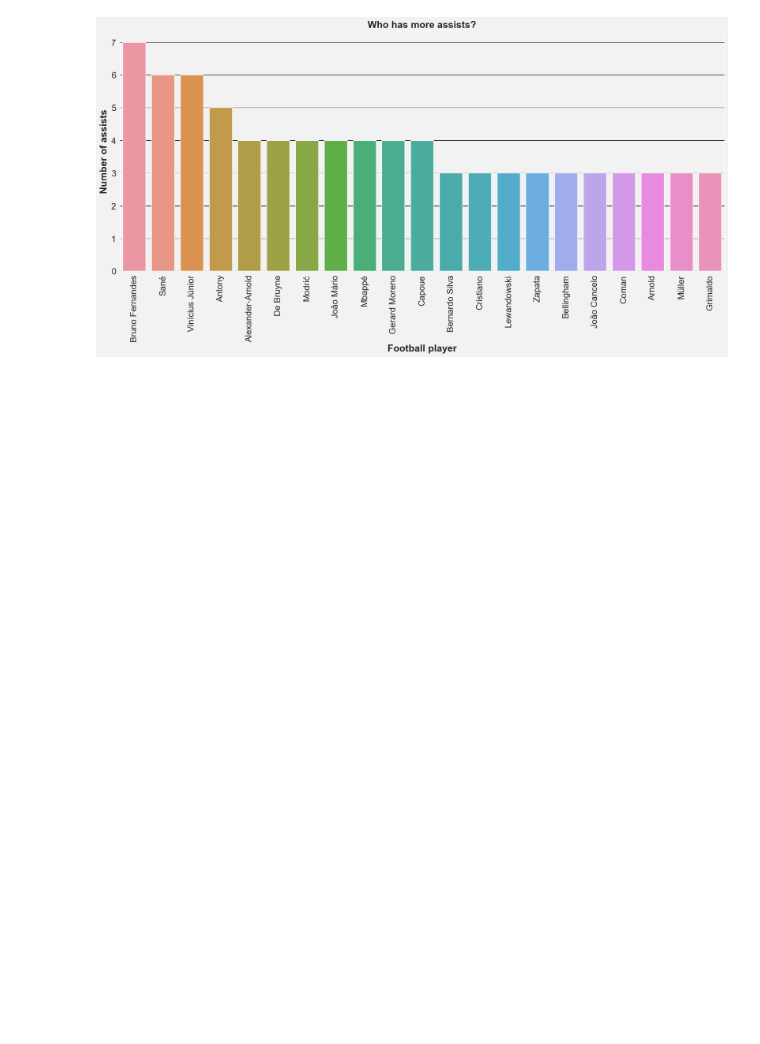
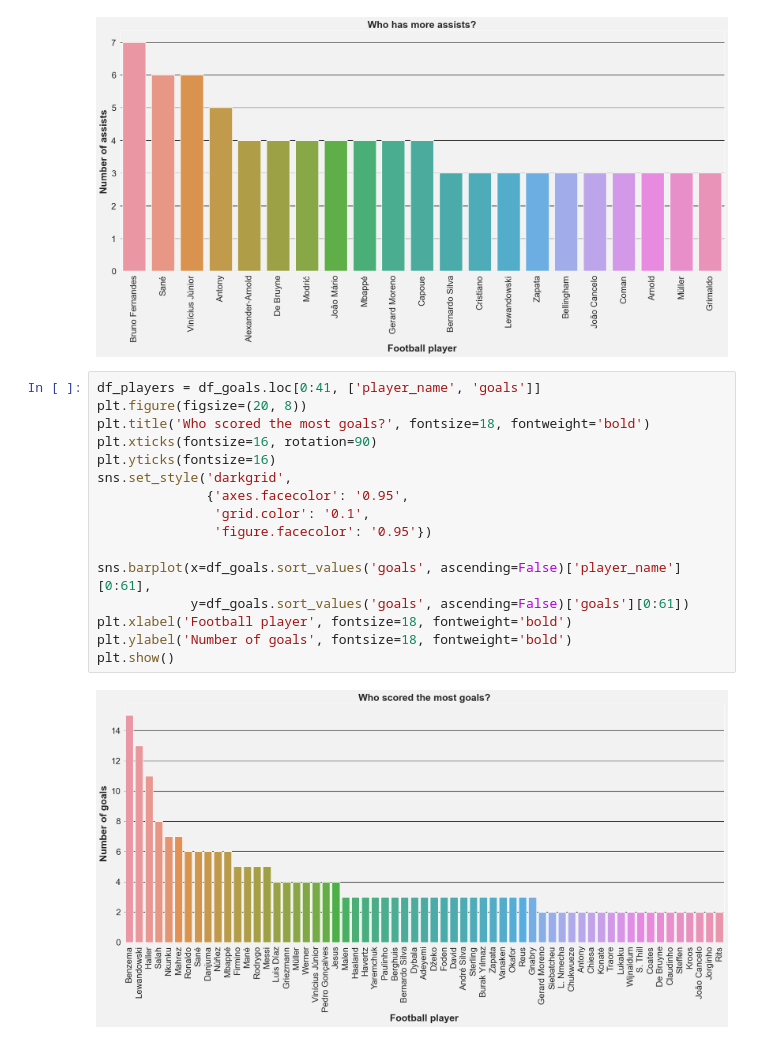
Before and after one commit to pooyanosk1382/UCL21-22, a Jupyter notebook: UCL.ipynb, the cells around one changed output. Drawn from its saved outputs; the diff is of its cells as text; blank space fills up the shorter version.

```diff
--- a/UCL.ipynb
+++ b/UCL.ipynb
@@ -284,3 +284,21 @@ plt.yticks(fontsize=16)
 plt.show()
 # %% [output]
 [figure]
+# %%
+df_players = df_goals.loc[0:41, ['player_name', 'goals']]
+plt.figure(figsize=(20, 8))
+plt.title('Who scored the most goals?', fontsize=18, fontweight='bold')
+plt.xticks(fontsize=16, rotation=90)
+plt.yticks(fontsize=16)
+sns.set_style('darkgrid',
+              {'axes.facecolor': '0.95',
+               'grid.color': '0.1',
+               'figure.facecolor': '0.95'})
+
+sns.barplot(x=df_goals.sort_values('goals', ascending=False)['player_name'][0:61],
+            y=df_goals.sort_values('goals', ascending=False)['goals'][0:61])
+plt.xlabel('Football player', fontsize=18, fontweight='bold')
+plt.ylabel('Number of goals', fontsize=18, fontweight='bold')
+plt.show()
+# %% [output]
+[figure, added]
```
Also changed, not shown: parts of 7 cells of this notebook.
